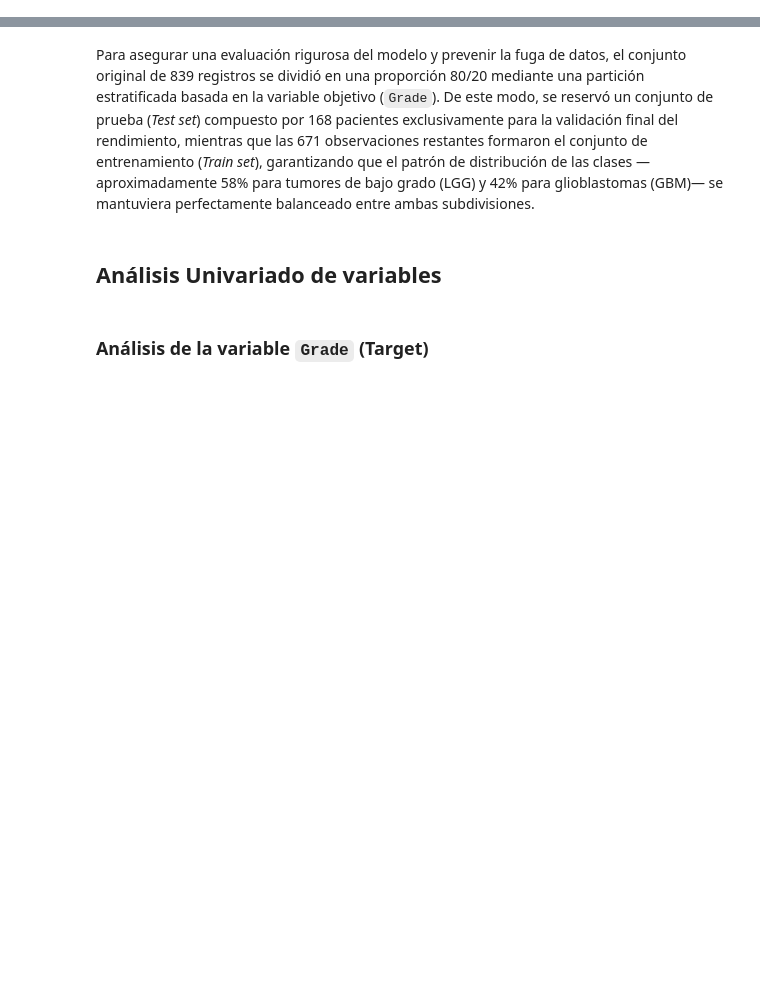
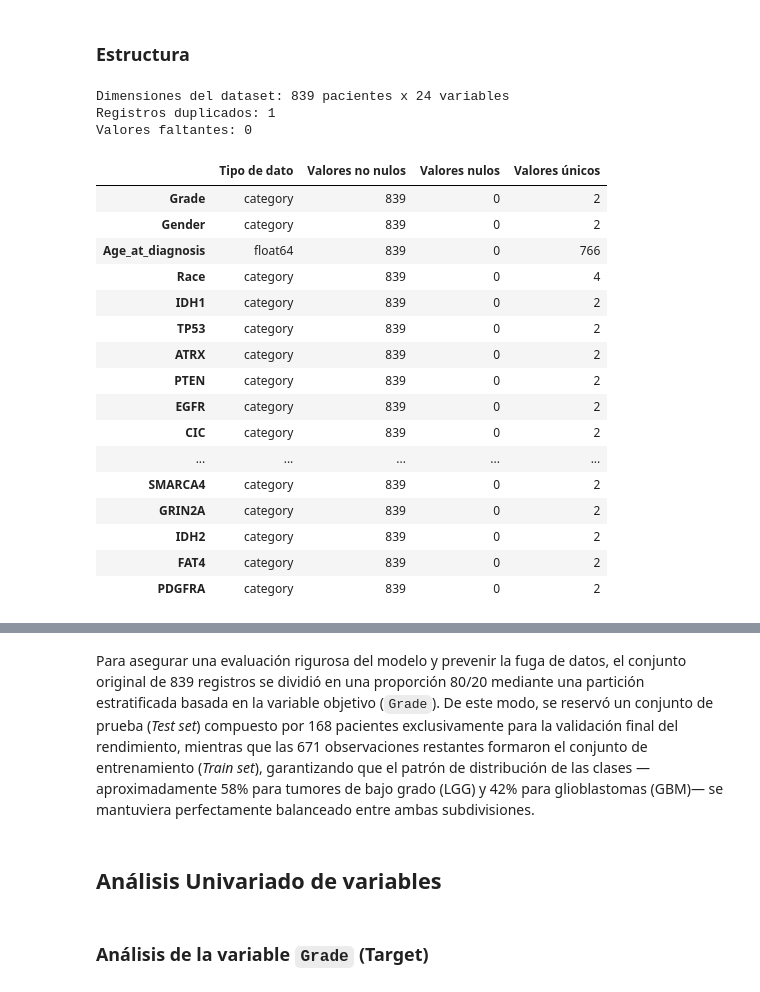
Before and after one commit to joshua2412-a/Prueba, a Jupyter notebook: _sources/notebooks2.ipynb, the cells around one changed output, grey strips where cells are left out. Saved outputs shown, nothing was run; the diff lists cells and outputs as text; code cells hidden in the pictures; blank space fills up the shorter version.

```diff
--- a/_sources/notebooks2.ipynb
+++ b/_sources/notebooks2.ipynb
@@ -45,0 +65,34 @@ df_info
+# %% [markdown]
+### Estructura
+# %%
+info_df = pd.DataFrame({
+    "Tipo de dato": df.dtypes.astype(str),
+    "Valores no nulos": df.notna().sum().values,
+    "Valores nulos": df.isna().sum().values,
+    "Valores únicos": df.nunique()
+})
+print(f"Dimensiones del dataset: {df.shape[0]} pacientes x {df.shape[1]} variables")
+print(f"Registros duplicados: {df.duplicated().sum()}")
+print(f"Valores faltantes: {df.isnull().sum().sum()}")
+info_df
+# %% [output]
+Dimensiones del dataset: 839 pacientes x 24 variables
+Registros duplicados: 1
+Valores faltantes: 0
+|  | Tipo de dato | Valores no nulos | Valores nulos | Valores únicos |
+| Grade | category | 839 | 0 | 2 |
+| Gender | category | 839 | 0 | 2 |
+| Age_at_diagnosis | float64 | 839 | 0 | 766 |
+| Race | category | 839 | 0 | 4 |
+| IDH1 | category | 839 | 0 | 2 |
+| TP53 | category | 839 | 0 | 2 |
+| ATRX | category | 839 | 0 | 2 |
+| PTEN | category | 839 | 0 | 2 |
+| EGFR | category | 839 | 0 | 2 |
+| CIC | category | 839 | 0 | 2 |
+| ... | ... | ... | ... | ... |
+| SMARCA4 | category | 839 | 0 | 2 |
+| GRIN2A | category | 839 | 0 | 2 |
+| IDH2 | category | 839 | 0 | 2 |
+| FAT4 | category | 839 | 0 | 2 |
+| PDGFRA | category | 839 | 0 | 2 |
```
Also changed, not shown: parts of 33 cells of this notebook, 24 other files.
